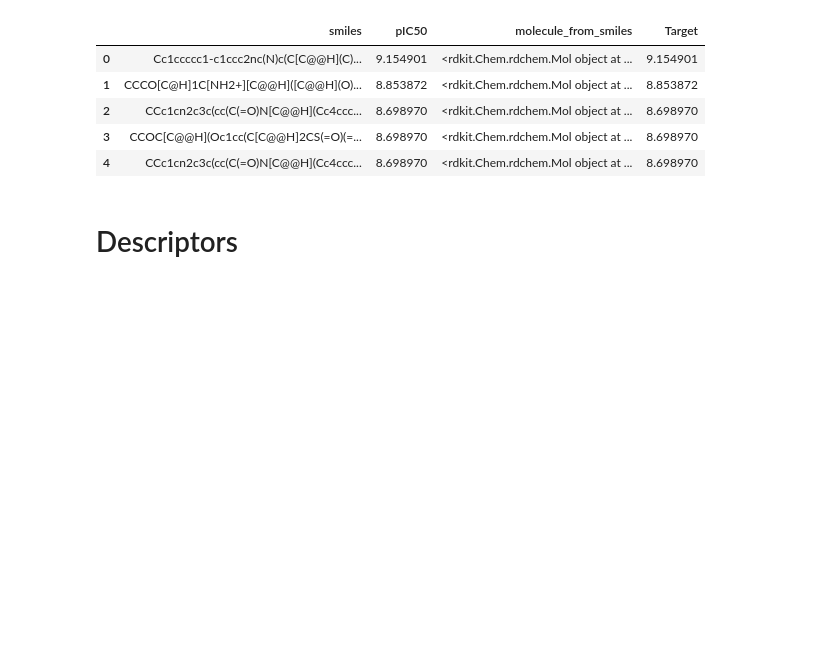
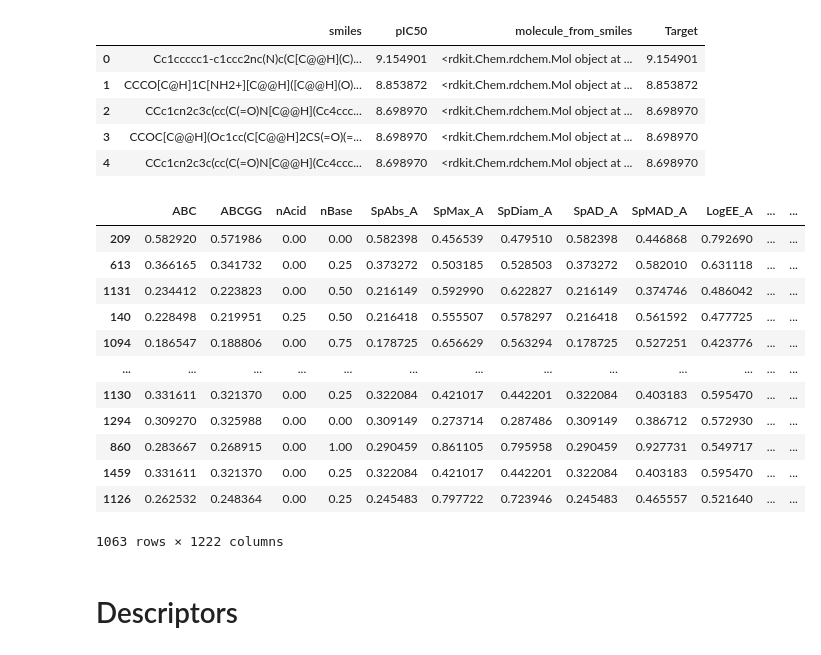
Before and after one commit to mateugazi/czasteczkowa-inzynierka, a Jupyter notebook: experiments/pipeline_svm.ipynb, the cells around one changed output. Cells and saved outputs as stored; diff of their text form; code cells hidden in the pictures; blank space fills up the shorter version.

```diff
--- a/experiments/pipeline_svm.ipynb
+++ b/experiments/pipeline_svm.ipynb
@@ -159,6 +160,22 @@ data_regression.head()
 | 4 | CCc1cn2c3c(cc(C(=O)N[C@@H](Cc4ccc... | 8.698970 | <rdkit.Chem.rdchem.Mol object at ... | 8.698970 |
 # %%
 X_train_desc_classification, y_train_desc_classification, X_test_desc_classification, y_test_desc_classification = split_data(data_classification)
+# %%
+X_train_desc_classification
+# %% [output]
+|  | ABC | ABCGG | nAcid | nBase | SpAbs_A | SpMax_A | SpDiam_A | SpAD_A | SpMAD_A | LogEE_A | ... | ... |
+| 209 | 0.582920 | 0.571986 | 0.00 | 0.00 | 0.582398 | 0.456539 | 0.479510 | 0.582398 | 0.446868 | 0.792690 | ... | ... |
+| 613 | 0.366165 | 0.341732 | 0.00 | 0.25 | 0.373272 | 0.503185 | 0.528503 | 0.373272 | 0.582010 | 0.631118 | ... | ... |
+| 1131 | 0.234412 | 0.223823 | 0.00 | 0.50 | 0.216149 | 0.592990 | 0.622827 | 0.216149 | 0.374746 | 0.486042 | ... | ... |
+| 140 | 0.228498 | 0.219951 | 0.25 | 0.50 | 0.216418 | 0.555507 | 0.578297 | 0.216418 | 0.561592 | 0.477725 | ... | ... |
+| 1094 | 0.186547 | 0.188806 | 0.00 | 0.75 | 0.178725 | 0.656629 | 0.563294 | 0.178725 | 0.527251 | 0.423776 | ... | ... |
+| ... | ... | ... | ... | ... | ... | ... | ... | ... | ... | ... | ... | ... |
+| 1130 | 0.331611 | 0.321370 | 0.00 | 0.25 | 0.322084 | 0.421017 | 0.442201 | 0.322084 | 0.403183 | 0.595470 | ... | ... |
+| 1294 | 0.309270 | 0.325988 | 0.00 | 0.00 | 0.309149 | 0.273714 | 0.287486 | 0.309149 | 0.386712 | 0.572930 | ... | ... |
+| 860 | 0.283667 | 0.268915 | 0.00 | 1.00 | 0.290459 | 0.861105 | 0.795958 | 0.290459 | 0.927731 | 0.549717 | ... | ... |
+| 1459 | 0.331611 | 0.321370 | 0.00 | 0.25 | 0.322084 | 0.421017 | 0.442201 | 0.322084 | 0.403183 | 0.595470 | ... | ... |
+| 1126 | 0.262532 | 0.248364 | 0.00 | 0.25 | 0.245483 | 0.797722 | 0.723946 | 0.245483 | 0.465557 | 0.521640 | ... | ... |
+1063 rows × 1222 columns
 # %%
 X_train_desc_regression, y_train_desc_regression, X_test_desc_regression, y_test_desc_regression = split_data(data_regression)
 # %%
```
Also changed, not shown: parts of 4 cells of this notebook, 12 other files.
